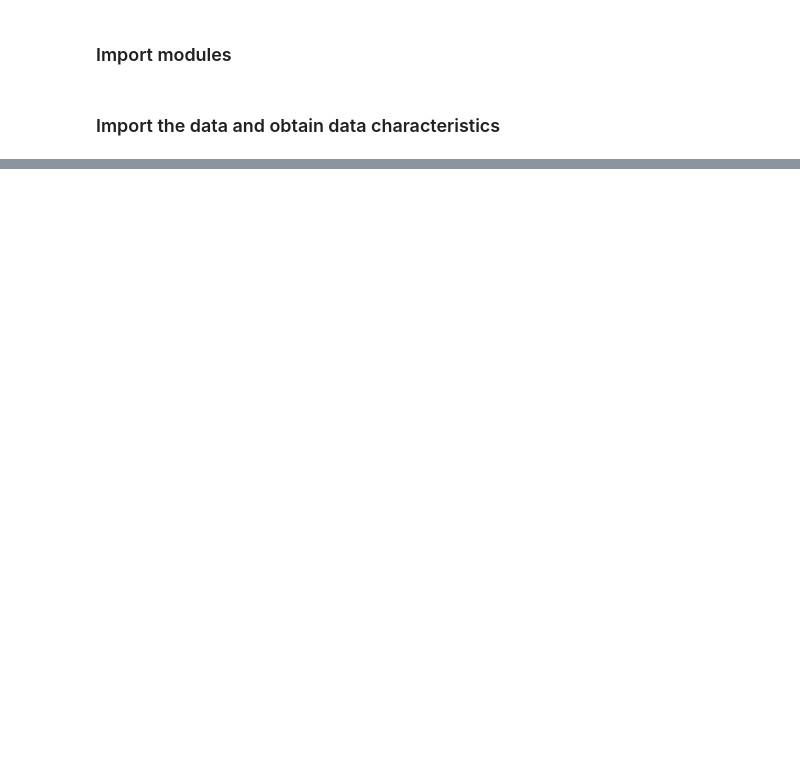
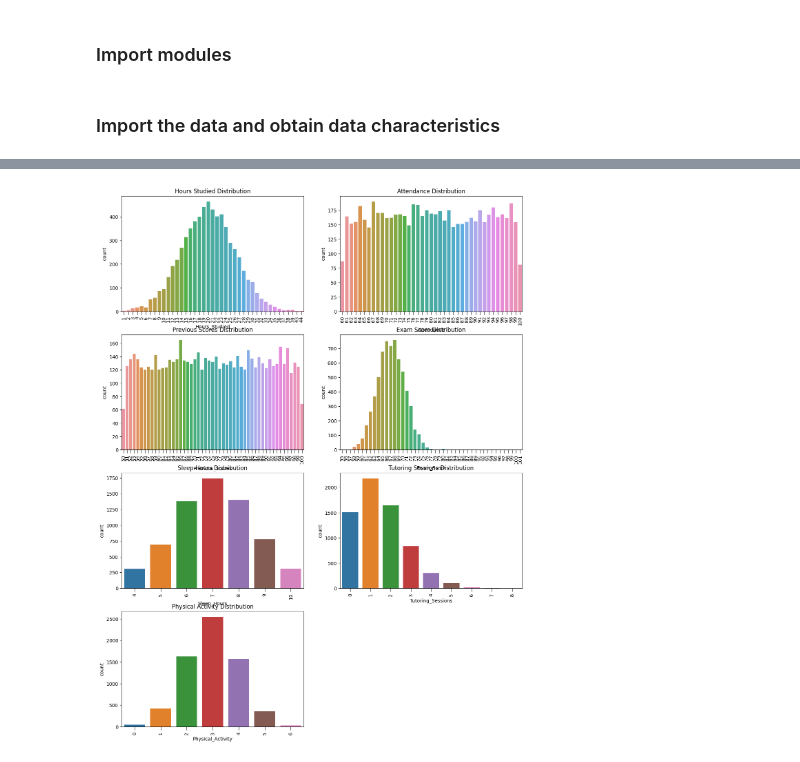
Before and after one commit to JTrehan1/EDARepo, a Jupyter notebook: academicPerformanceEDA/academicPerformanceEDA.ipynb, the cells around one changed output, grey strips where cells are left out. Cells and saved outputs as stored; diff of their text form; code cells hidden in the pictures; blank space fills up the shorter version.

Commit message:
Descriptive analysis for variables

```diff
--- a/academicPerformanceEDA/academicPerformanceEDA.ipynb
+++ b/academicPerformanceEDA/academicPerformanceEDA.ipynb
@@ -52,0 +182,20 @@ studentsPerformance_df = pd.read_csv("/Users/jai/Documents/GitHub/EDARepo/academ
+# %%
+# Distribution of each of the integer variables
+
+# Take input as a list of the numerical variables. Note they are discrete so a countplot is best.
+numericalVariables =["Hours_Studied", "Attendance", "Previous_Scores",  "Exam_Score", "Sleep_Hours", "Tutoring_Sessions", "Physical_Activity"]
+
+def numericalDistribution(numericalVariable):
+    fig, axes = plt.subplots(4,2, figsize=(15,20))
+    axes = axes.flatten()
+    for i, numericalVariable in enumerate(numericalVariables):
+        sns.countplot(data=studentsPerformance_df, x=studentsPerformance_df[numericalVariable],  ax=axes[i])
+        title = numericalVariable.replace("_", " ")
+        axes[i].set_title(f"{title} Distribution")
+        axes[i].tick_params(axis='x', rotation=90, size=7)
+    axes.flat[-1].set_visible(False)
+    plt.show()
+
+numericalDistribution(numericalVariables)
+# %% [output]
+[figure, added]
```
Also changed, not shown: parts of 16 cells of this notebook, 1 other file.
